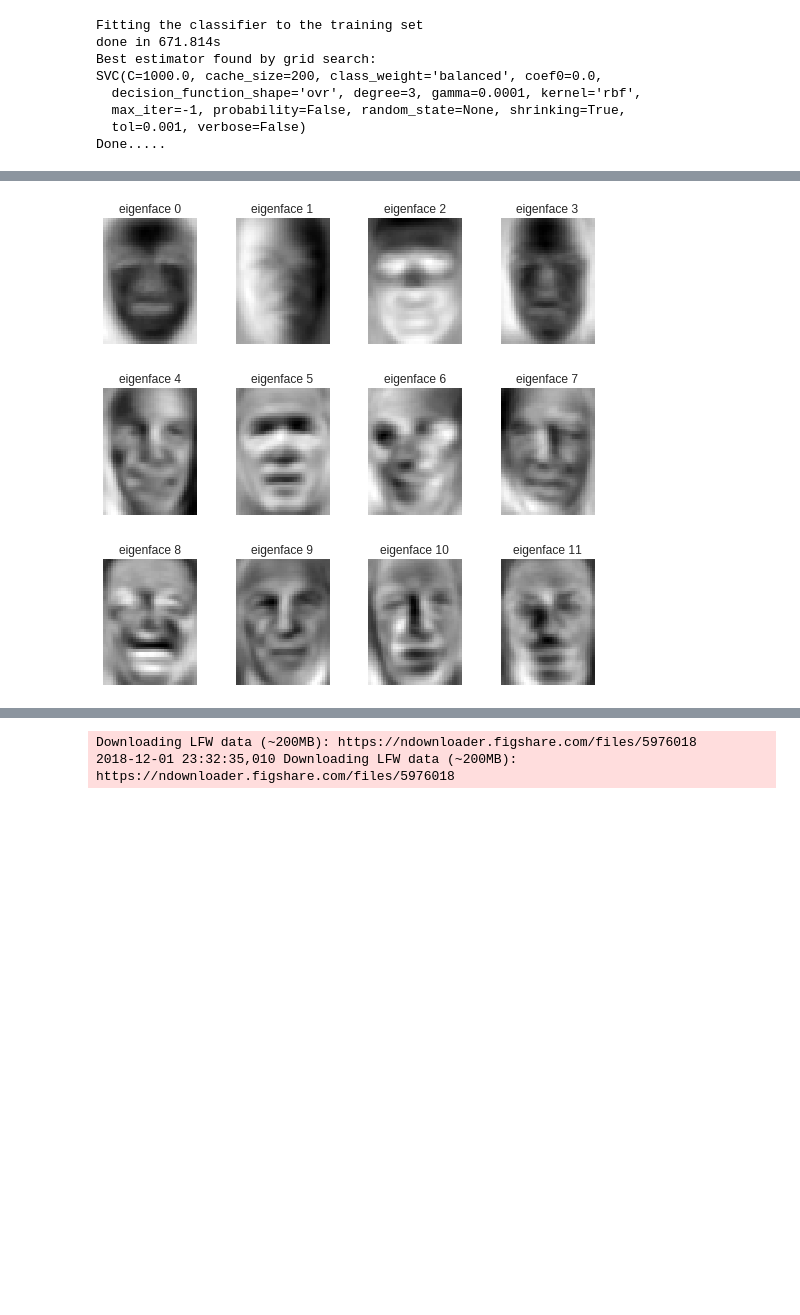
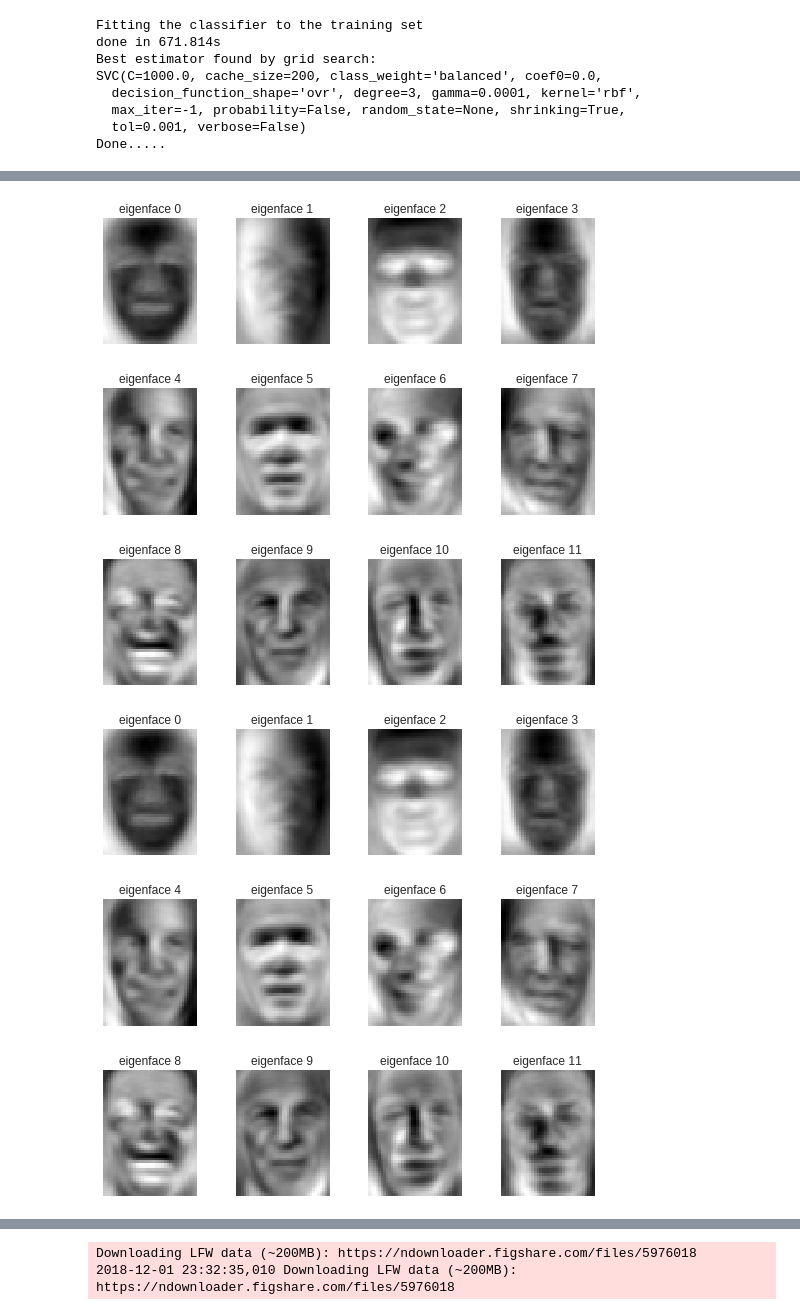
Before and after one commit to 842Mono/CSEN1067_Machine_Learning_Project1, a Jupyter notebook: Project2ML.ipynb, the cells around one changed output, grey strips where cells are left out. Saved outputs shown, nothing was run; the diff lists cells and outputs as text; code cells hidden in the pictures; blank space fills up the shorter version.

```diff
--- a/Project2ML.ipynb
+++ b/Project2ML.ipynb
@@ -341,9 +345,10 @@ plot_gallery(X_test, prediction_titles_new, h, w)
 # %%
 # plot the gallery of the most significative eigenfaces
-
-eigenface_titles_new = ["eigenface %d" % i for i in range(eigenfaces.shape[0])]
-plot_gallery(eigenfaces, eigenface_titles_new, h, w)
+for j in range(len(eigenfaces_array)):
+  eigenface_titles_new = ["eigenface %d" % i for i in range(eigenfaces[j].shape[0])]
+  plot_gallery(eigenfaces_array[j], eigenface_titles_new, h, w)
 
 plt.show()
 # %% [output]
 [figure]
+[figure, added]
```
Also changed, not shown: parts of 5 cells of this notebook.
